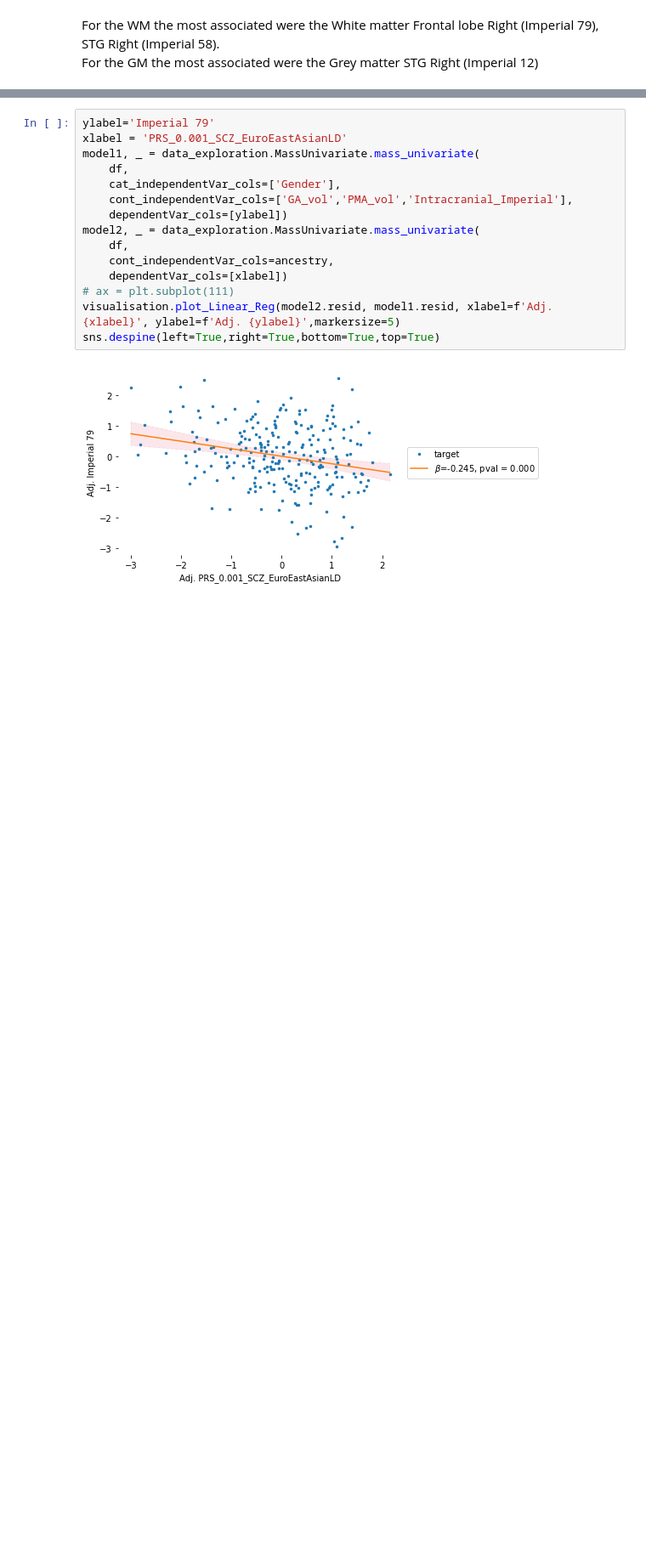
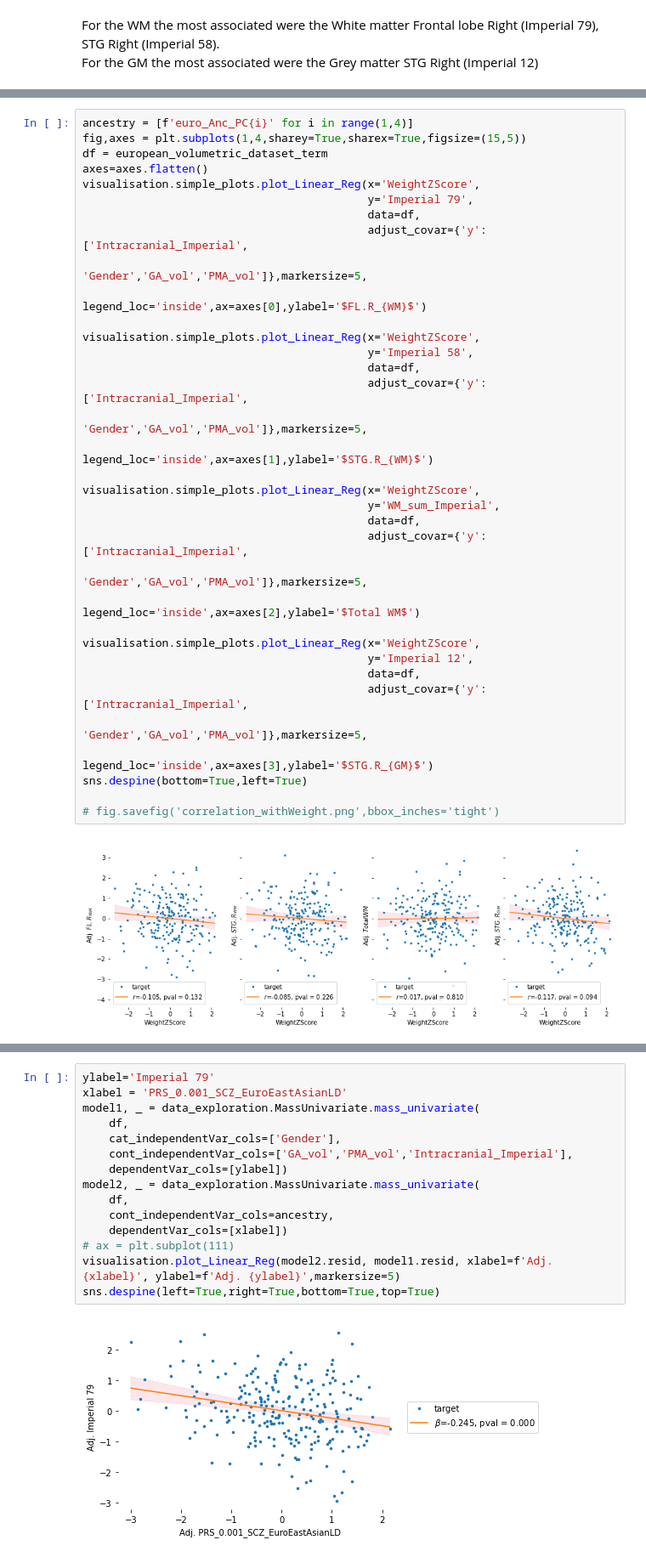
Before and after one commit to lehai-ml/dHCP_genetics, a Jupyter notebook: notebook_results/scz/2_1_SCZ_dHCP_volumetric_dataset.ipynb, the cells around one changed output, grey strips where cells are left out. Shown at 85% size. Cells and saved outputs as stored; diff of their text form; blank space fills up the shorter version.

```diff
--- a/notebook_results/scz/2_1_SCZ_dHCP_volumetric_dataset.ipynb
+++ b/notebook_results/scz/2_1_SCZ_dHCP_volumetric_dataset.ipynb
@@ -233,0 +389,37 @@ sm.__version__
+# %%
+ancestry = [f'euro_Anc_PC{i}' for i in range(1,4)]
+fig,axes = plt.subplots(1,4,sharey=True,sharex=True,figsize=(15,5))
+df = european_volumetric_dataset_term
+axes=axes.flatten()
+visualisation.simple_plots.plot_Linear_Reg(x='WeightZScore',
+                                           y='Imperial 79',
+                                           data=df,
+                                           adjust_covar={'y':['Intracranial_Imperial',
+                                                             'Gender','GA_vol','PMA_vol']},markersize=5,
+                                          legend_loc='inside',ax=axes[0],ylabel='$FL.R_{WM}$')
+
+visualisation.simple_plots.plot_Linear_Reg(x='WeightZScore',
+                                           y='Imperial 58',
+                                           data=df,
+                                           adjust_covar={'y':['Intracranial_Imperial',
+                                                             'Gender','GA_vol','PMA_vol']},markersize=5,
+                                          legend_loc='inside',ax=axes[1],ylabel='$STG.R_{WM}$')
+
+visualisation.simple_plots.plot_Linear_Reg(x='WeightZScore',
+                                           y='WM_sum_Imperial',
+                                           data=df,
+                                           adjust_covar={'y':['Intracranial_Imperial',
+                                                             'Gender','GA_vol','PMA_vol']},markersize=5,
+                                          legend_loc='inside',ax=axes[2],ylabel='$Total WM$')
+
+visualisation.simple_plots.plot_Linear_Reg(x='WeightZScore',
+                                           y='Imperial 12',
+                                           data=df,
+                                           adjust_covar={'y':['Intracranial_Imperial',
+                                                             'Gender','GA_vol','PMA_vol']},markersize=5,
+                                          legend_loc='inside',ax=axes[3],ylabel='$STG.R_{GM}$')
+sns.despine(bottom=True,left=True)
+
+# fig.savefig('correlation_withWeight.png',bbox_inches='tight')
+# %% [output]
+[figure, added]
```
Also changed, not shown: parts of 37 cells of this notebook.
